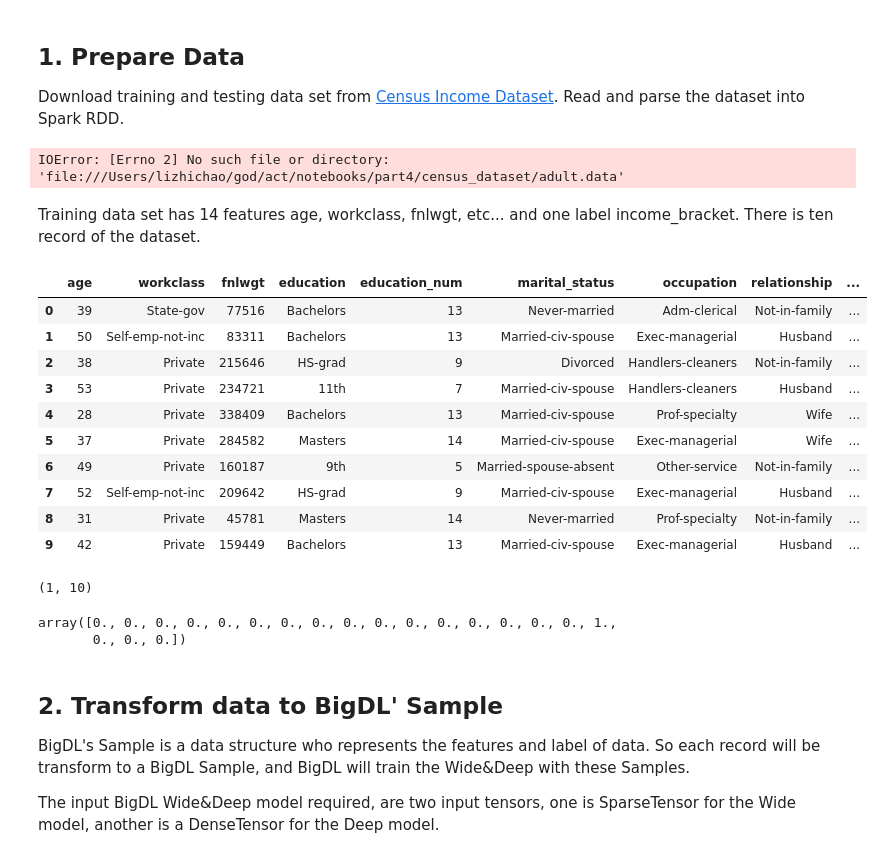
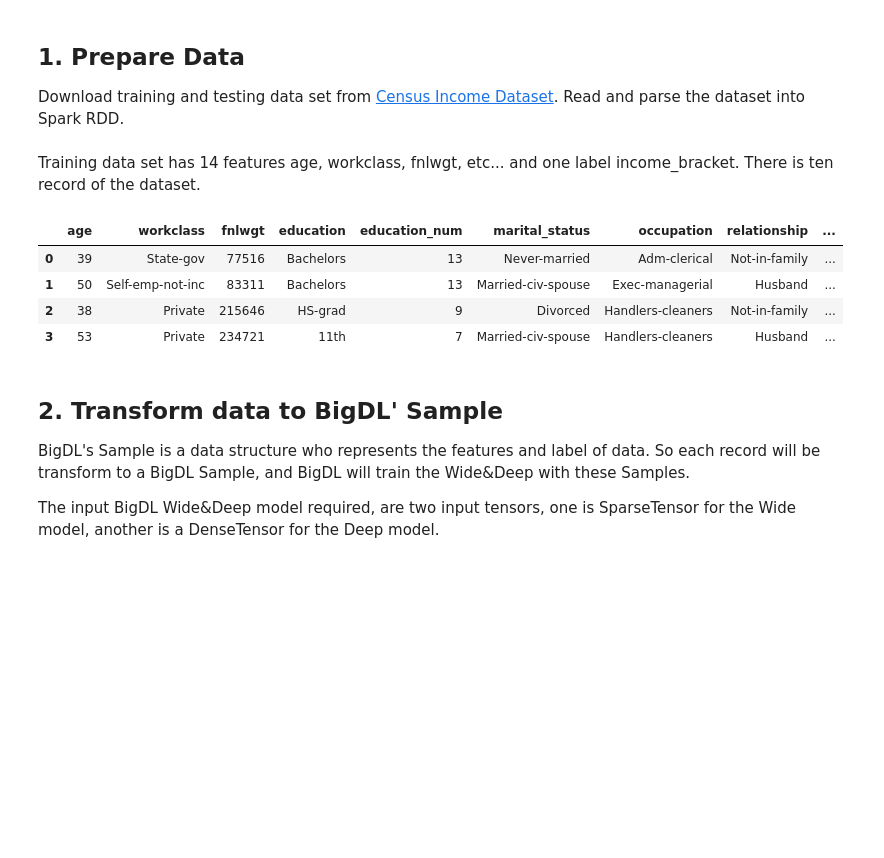
Before and after one commit to zhichao-li/tzoo, a Jupyter notebook: notebooks/part4/wide_n_deep_keras.ipynb, the cells around one changed output. Cells and saved outputs as stored; diff of their text form; code cells hidden in the pictures; blank space fills up the shorter version.

```diff
--- a/notebooks/part4/wide_n_deep_keras.ipynb
+++ b/notebooks/part4/wide_n_deep_keras.ipynb
@@ -119,34 +94,22 @@ sc = get_spark_context()
 train_file_url = 'https://archive.ics.uci.edu/ml/machine-learning-databases/adult/adult.data'
 test_file_url = 'https://archive.ics.uci.edu/ml/machine-learning-databases/adult/adult.test'
 
-# absolutepath='file://' + os.getcwd() + '/'
+absolutepath='file://' + os.getcwd() + '/'
 train_file_name = maybe_download('adult.data', 'census_dataset', train_file_url)
 test_file_name = maybe_download('adult.test', 'census_dataset', test_file_url)
 
-
-
-#train_records = read(absolutepath + train_file_name, sc)
-#test_records = read(absolutepath + test_file_name, sc)
-train_records = load_df(absolutepath + train_file_name)
-test_records = load_df(absolutepath + test_file_name)
+train_records = read(absolutepath + train_file_name, sc)
+test_records = read(absolutepath + test_file_name, sc)
-# %% [output]
-IOError: [Errno 2] No such file or directory: 'file:///Users/lizhichao/god/act/notebooks/part4/census_dataset/adult.data'
 # %% [markdown]
 Training data set has 14 features age, workclass, fnlwgt, etc... and one label income_bracket. There is ten record of the dataset.
 # %%
-pd.DataFrame(train_records.take(10), columns=COLUMNS)
+pd.DataFrame(train_records.take(4), columns=COLUMNS)
 # %% [output]
 |  | age | workclass | fnlwgt | education | education_num | marital_status | occupation | relationship | ... |
 | 0 | 39 | State-gov | 77516 | Bachelors | 13 | Never-married | Adm-clerical | Not-in-family | ... |
 | 1 | 50 | Self-emp-not-inc | 83311 | Bachelors | 13 | Married-civ-spouse | Exec-managerial | Husband | ... |
 | 2 | 38 | Private | 215646 | HS-grad | 9 | Divorced | Handlers-cleaners | Not-in-family | ... |
 | 3 | 53 | Private | 234721 | 11th | 7 | Married-civ-spouse | Handlers-cleaners | Husband | ... |
-| 4 | 28 | Private | 338409 | Bachelors | 13 | Married-civ-spouse | Prof-specialty | Wife | ... |
-| 5 | 37 | Private | 284582 | Masters | 14 | Married-civ-spouse | Exec-managerial | Wife | ... |
-| 6 | 49 | Private | 160187 | 9th | 5 | Married-spouse-absent | Other-service | Not-in-family | ... |
-| 7 | 52 | Self-emp-not-inc | 209642 | HS-grad | 9 | Married-civ-spouse | Exec-managerial | Husband | ... |
-| 8 | 31 | Private | 45781 | Masters | 14 | Never-married | Prof-specialty | Not-in-family | ... |
-| 9 | 42 | Private | 159449 | Bachelors | 13 | Married-civ-spouse | Exec-managerial | Husband | ... |
 # %%
 COLUMNS = ["age", "workclass", "fnlwgt", "education", "education_num",
            "marital_status", "occupation", "relationship", "race", "gender",
@@ -207,20 +170,6 @@ def one_hot(index, nb_classes):
     a = np.zeros(nb_classes)
     np.put(a, index , 1)
     return a
-# %%
-    from keras.utils import np_utils
-
-    np_utils.to_categorical(0, 10).shape
-# %% [output]
-(1, 10)
-# %%
- np.concatenate([np.array(10).reshape([1]),
-                                 np.array(10).reshape([1]), one_hot(1, 10)], axis=0)
-
-one_hot(16, 20)
-# %% [output]
-array([0., 0., 0., 0., 0., 0., 0., 0., 0., 0., 0., 0., 0., 0., 0., 0., 1.,
-       0., 0., 0.])
 # %% [markdown]
 ## 2. Transform data to BigDL' Sample
 BigDL's Sample is a data structure who represents the features and label of data. So each record will be transform to a BigDL Sample, and BigDL will train the Wide&Deep with these Samples.
```
Also changed, not shown: parts of 11 cells of this notebook.
